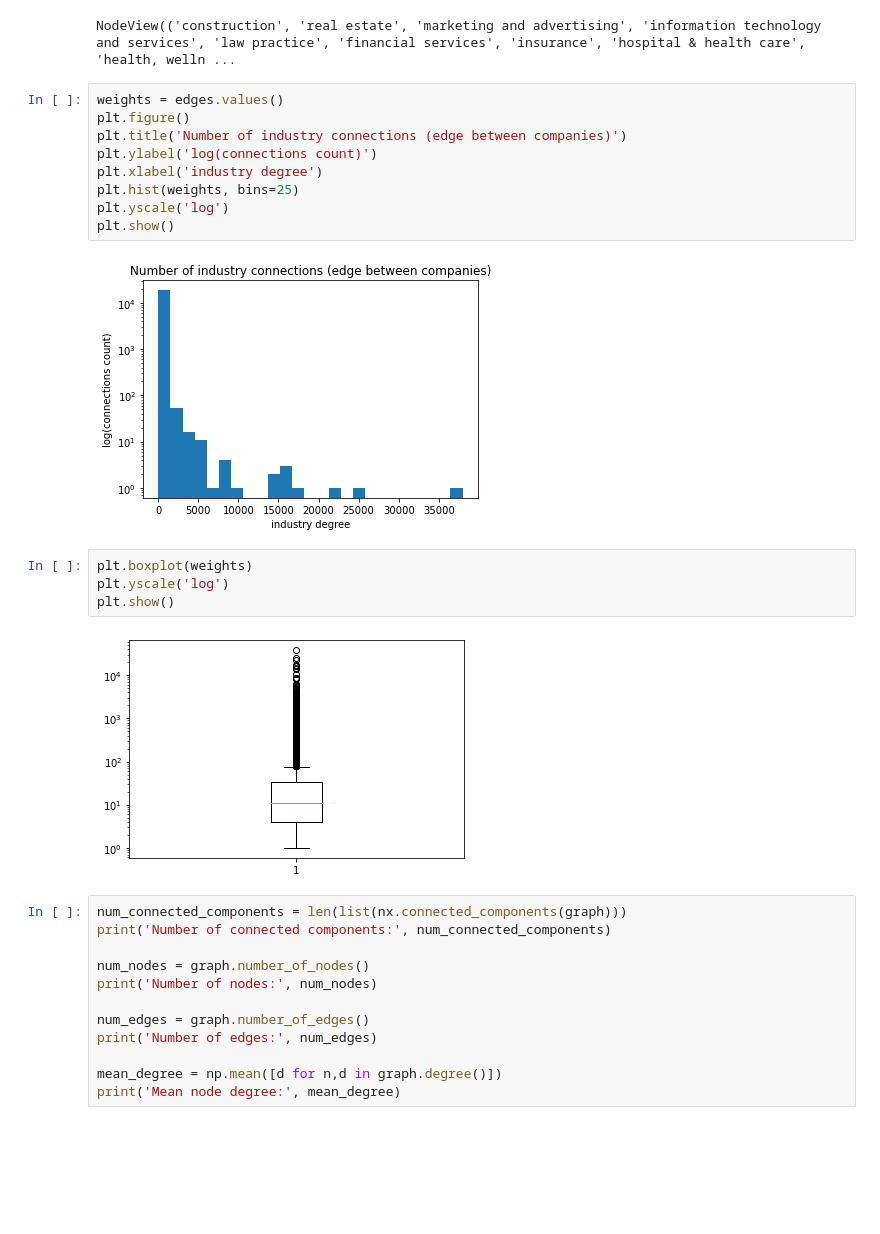
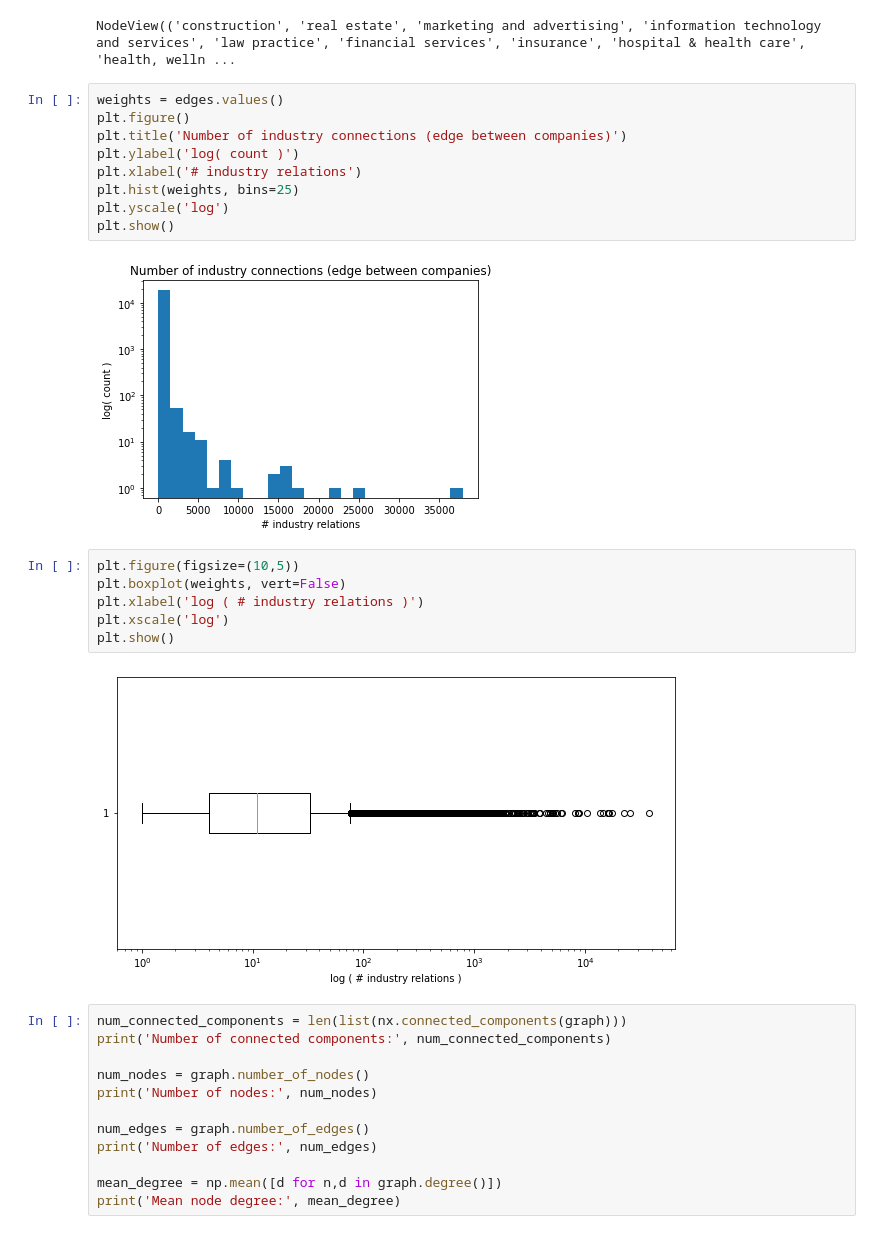
Before and after one commit to snirlugassy/data-science-lab-project, a Jupyter notebook: industry_graph.ipynb, the cells around one changed output. Saved outputs shown, nothing was run; the diff lists cells and outputs as text; blank space fills up the shorter version.

```diff
--- a/industry_graph.ipynb
+++ b/industry_graph.ipynb
@@ -67,19 +54,21 @@ NodeView(('construction', 'real estate', 'marketing and advertising', 'informati
 weights = edges.values()
 plt.figure()
 plt.title('Number of industry connections (edge between companies)')
-plt.ylabel('log(connections count)')
-plt.xlabel('industry degree')
+plt.ylabel('log( count )')
+plt.xlabel('# industry relations')
 plt.hist(weights, bins=25)
 plt.yscale('log')
 plt.show()
 # %% [output]
-[figure, old version]
+[figure, new version]
 # %%
-plt.boxplot(weights)
-plt.yscale('log')
+plt.figure(figsize=(10,5))
+plt.boxplot(weights, vert=False)
+plt.xlabel('log ( # industry relations )')
+plt.xscale('log')
 plt.show()
 # %% [output]
-[figure, old version]
+[figure, new version]
 # %%
 num_connected_components = len(list(nx.connected_components(graph)))
 print('Number of connected components:', num_connected_components)
```
Also changed, not shown: parts of 13 cells of this notebook, 3 other files.
